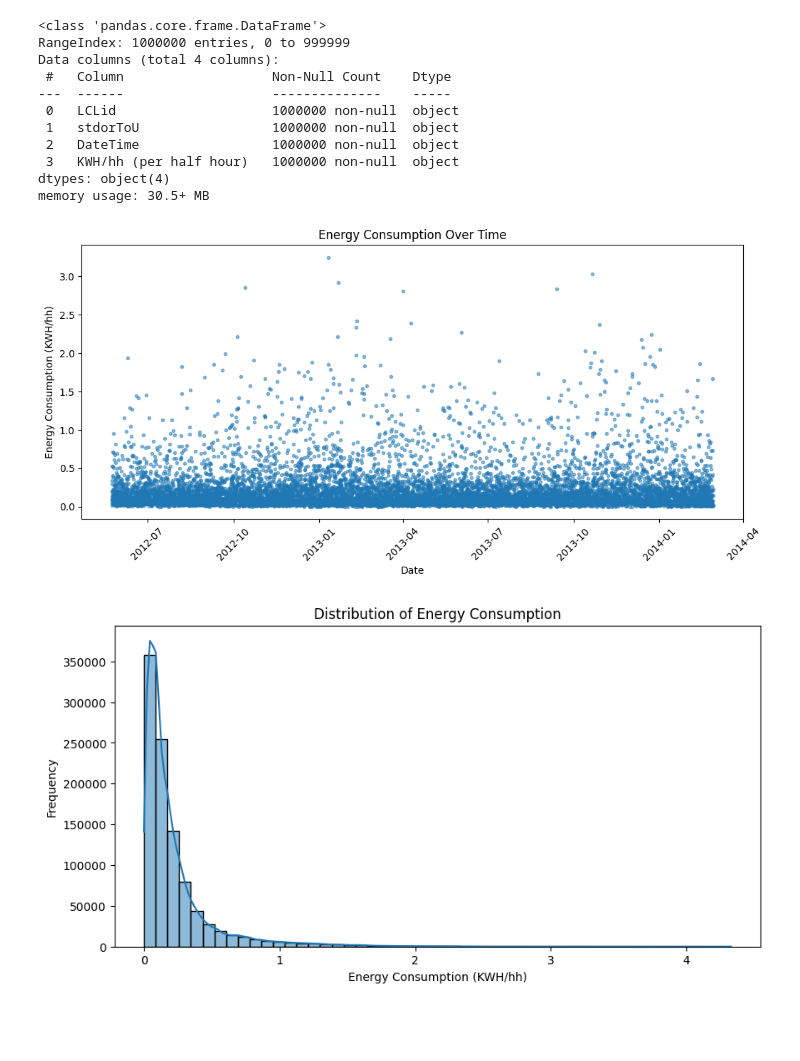
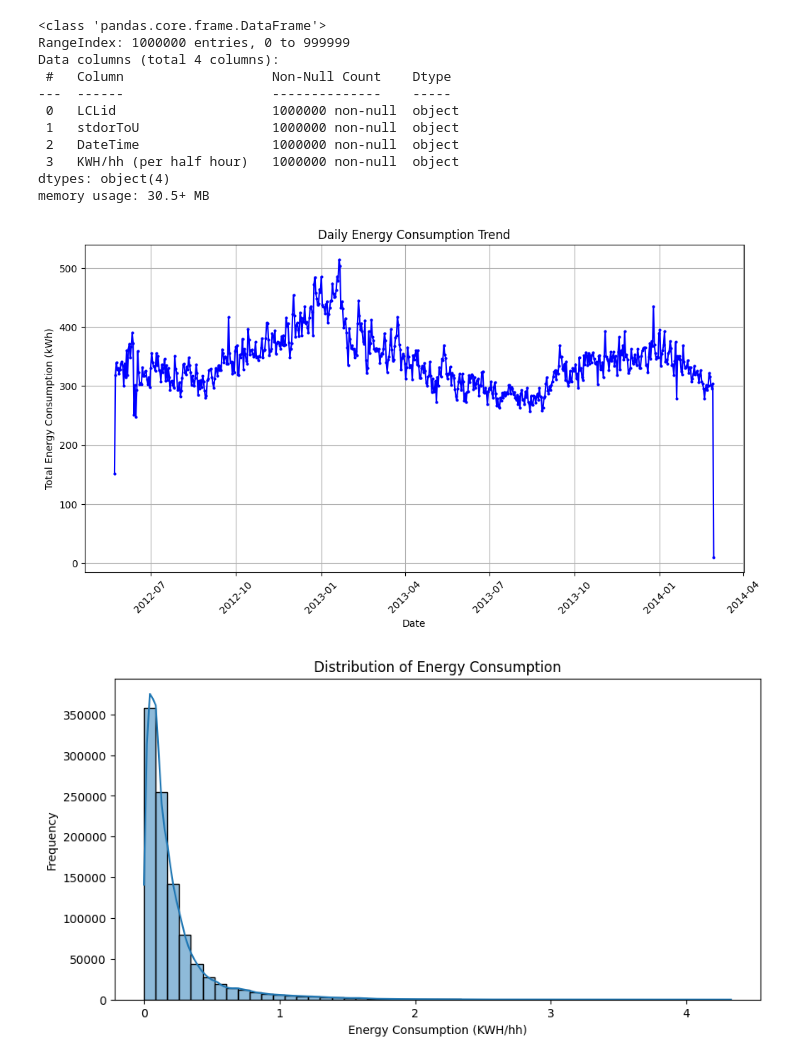
Before and after one commit to sravanviswanath/Electricity-consumption, a Jupyter notebook: Electricity_consumption_final (4).ipynb, the cells around one changed output. Cells and saved outputs as stored; diff of their text form; code cells hidden in the pictures; blank space fills up the shorter version.

```diff
--- a/Electricity_consumption_final (4).ipynb
+++ b/Electricity_consumption_final (4).ipynb
@@ -46,18 +46,25 @@ memory usage: 30.5+ MB
 # Convert columns to correct data types
 df["DateTime"] = pd.to_datetime(df["DateTime"], errors='coerce')
 df["KWH/hh (per half hour) "] = pd.to_numeric(df["KWH/hh (per half hour) "], errors='coerce')
-# %%
-# Time-Series Plot
-plt.figure(figsize=(12, 5))
-df_sample = df.sample(10000)
-plt.plot(df_sample["DateTime"], df_sample["KWH/hh (per half hour) "], alpha=0.5, marker=".", linestyle="None")
-plt.xlabel("Date")
-plt.ylabel("Energy Consumption (KWH/hh)")
-plt.title("Energy Consumption Over Time")
-plt.xticks(rotation=45)
-plt.show()
-# %% [output]
-[figure, removed]
+# %%
+# Remove missing values
+df.dropna(subset=["KWH/hh (per half hour) "], inplace=True)
+
+# Aggregate data by date to visualize overall trends
+df["Date"] = df["DateTime"].dt.date
+daily_consumption = df.groupby("Date")["KWH/hh (per half hour) "].sum()
+
+# Plot the energy consumption trend over time
+plt.figure(figsize=(12, 6))
+plt.plot(daily_consumption.index, daily_consumption.values, color="blue", linestyle="-", marker="o", markersize=2)
+plt.xlabel("Date")
+plt.ylabel("Total Energy Consumption (kWh)")
+plt.title("Daily Energy Consumption Trend")
+plt.xticks(rotation=45)
+plt.grid(True)
+plt.show()
+# %% [output]
+[figure, added]
 # %%
 # Distribution Plot
 plt.figure(figsize=(10, 5))
```
Also changed, not shown: parts of 19 cells of this notebook.
